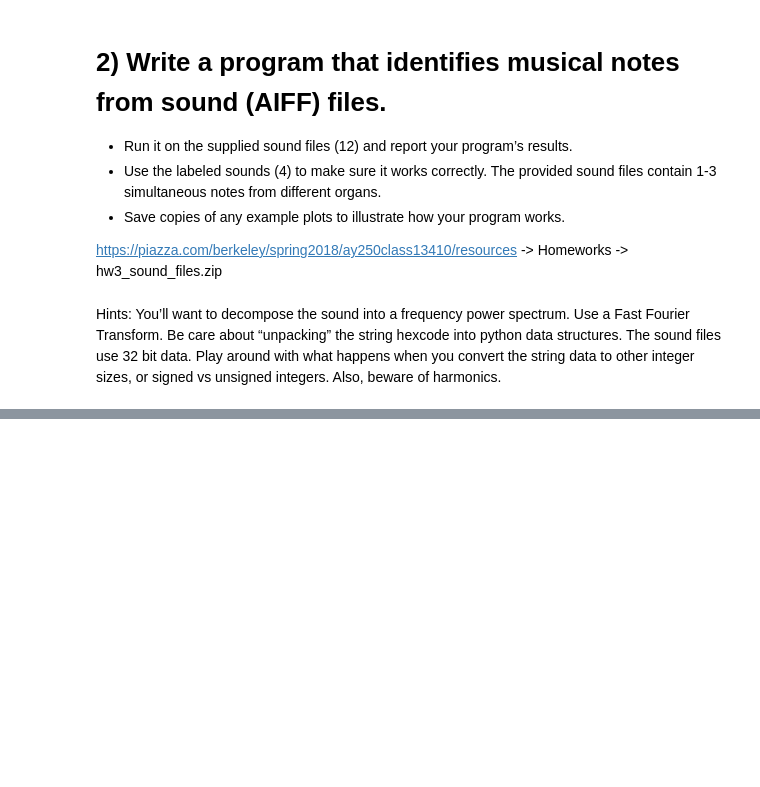
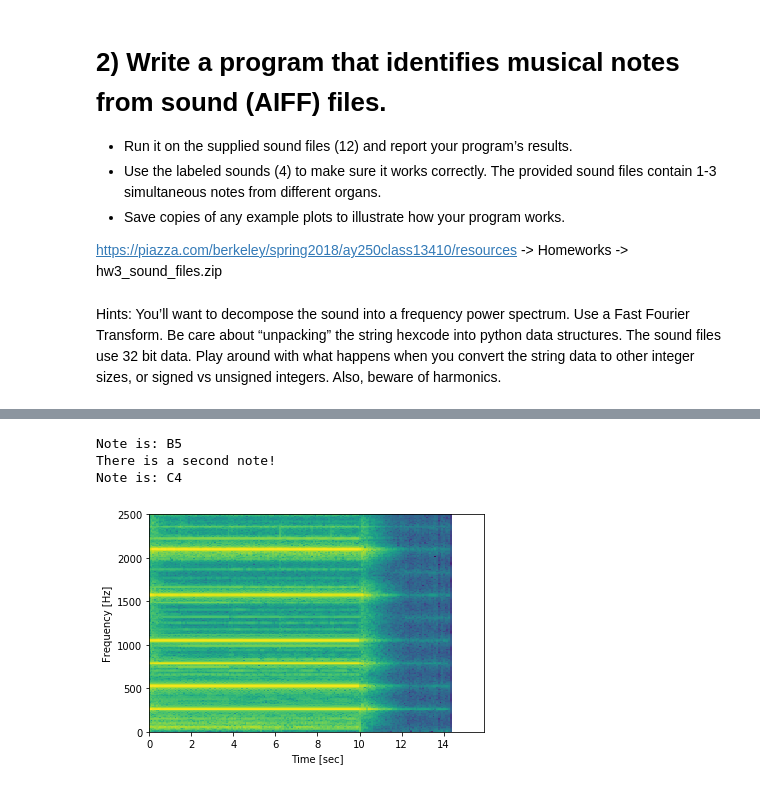
Before and after one commit to micbru/a250-hw, a Jupyter notebook: hw_3/hw3.ipynb, the cells around one changed output, grey strips where cells are left out. Cells and saved outputs as stored; diff of their text form; code cells hidden in the pictures; blank space fills up the shorter version.

```diff
--- a/hw_3/hw3.ipynb
+++ b/hw_3/hw3.ipynb
@@ -469,0 +471,8 @@ Note is: C4
+# %%
+fname = './sound_files/4.aif'
+find_notes(fname)
+# %% [output]
+Note is: B5
+There is a second note!
+Note is: C4
+[figure, added]
```
Also changed, not shown: parts of 21 cells of this notebook, 1 other file.
